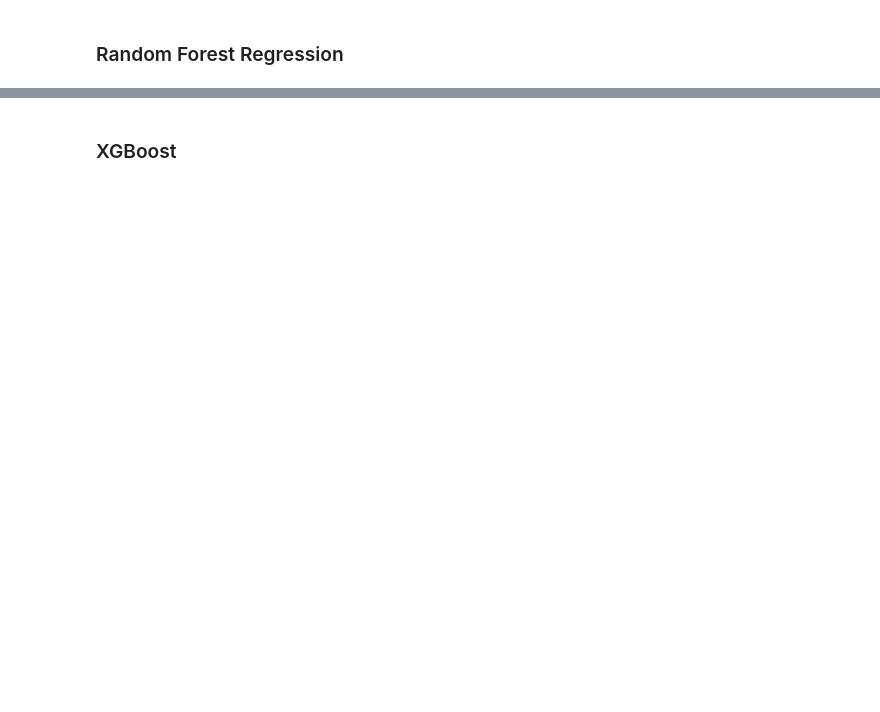
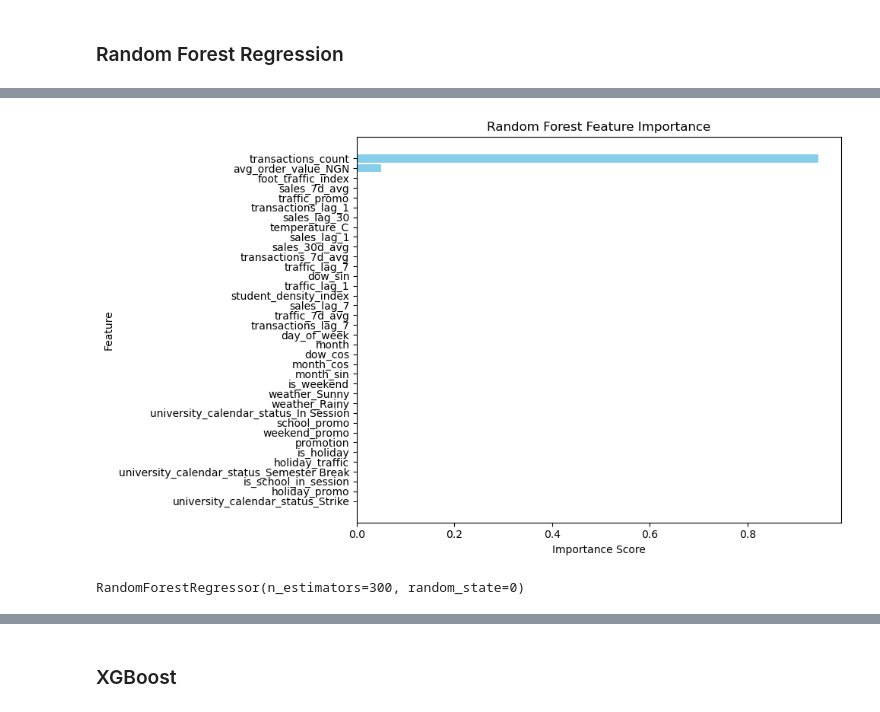
Before and after one commit to Olamilekanvic/Pizza-Sales-Prediction, a Jupyter notebook: daily_pizza_sales_prediction.ipynb, the cells around one changed output, grey strips where cells are left out. Saved outputs shown, nothing was run; the diff lists cells and outputs as text; code cells hidden in the pictures; blank space fills up the shorter version.

```diff
--- a/daily_pizza_sales_prediction.ipynb
+++ b/daily_pizza_sales_prediction.ipynb
@@ -707,0 +793,25 @@ Read about the evalution matrix used above before going to Random Forest Regress
+# %%
+# Feature Importance from Random Forest Model
+import pandas as pd
+
+feature_importance = rf_regressor.feature_importances_
+features = X_train.columns
+
+importance_df = pd.DataFrame({
+    'Feature': features,
+    'Importance': feature_importance
+}).sort_values(by='Importance', ascending=False)
+# %%
+# Visualizing Feature Importance
+import matplotlib.pyplot as plt
+
+plt.figure(figsize=(10, 6))
+plt.barh(importance_df['Feature'], importance_df['Importance'], color='skyblue')
+plt.gca().invert_yaxis()
+plt.title('Random Forest Feature Importance')
+plt.xlabel('Importance Score')
+plt.ylabel('Feature')
+plt.tight_layout()
+plt.show()
+# %% [output]
+[figure, added]
@@ -707,0 +824,7 @@ Read about the evalution matrix used above before going to Random Forest Regress
+# %%
+# Try retraining with only the top 10 features
+
+rf_regressor_reduced = RandomForestRegressor(n_estimators=300, random_state=0)
+rf_regressor_reduced.fit(X_train_reduced, y_train)
+# %% [output]
+RandomForestRegressor(n_estimators=300, random_state=0)
```
Also changed, not shown: parts of 13 cells of this notebook.
